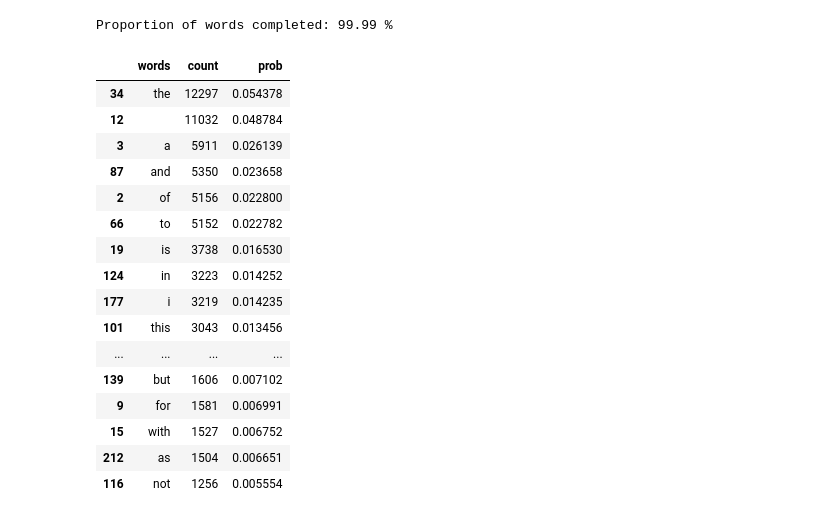
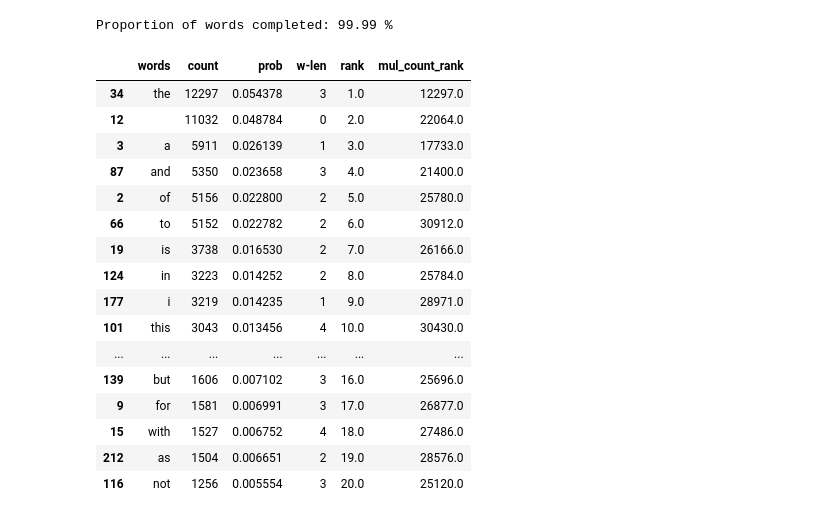
Before and after one commit to wofeishenling/Python_Road, a Jupyter notebook: pytorch/learn_language_model.ipynb, the cells around one changed output. Cells and saved outputs as stored; diff of their text form; code cells hidden in the pictures.

```diff
--- a/pytorch/learn_language_model.ipynb
+++ b/pytorch/learn_language_model.ipynb
@@ -202,23 +203,27 @@ word_list['count'] = np.where(word_list['words'] == '<s' , 0,
 Proportion of words completed: 99.99 %
 # %%
 word_list['prob'] = word_list['count']/sum(word_list['count'])
-sorted_word_list = word_list.sort_values(ascending=False ,by='prob');
-sorted_word_list.head(20)
+word_list = word_list.sort_values(ascending=False ,by='prob')
+word_list['w-len'] = word_list['words'].str.len()
+word_list['rank'] = word_list['count'].rank(method='first',ascending=False)
+word_list['mul_count_rank'] = word_list['count']*word_list['rank']
+
+word_list.head(20)
 # %% [output]
-|  | words | count | prob |
-| 34 | the | 12297 | 0.054378 |
-| 12 |  | 11032 | 0.048784 |
-| 3 | a | 5911 | 0.026139 |
-| 87 | and | 5350 | 0.023658 |
-| 2 | of | 5156 | 0.022800 |
-| 66 | to | 5152 | 0.022782 |
-| 19 | is | 3738 | 0.016530 |
-| 124 | in | 3223 | 0.014252 |
-| 177 | i | 3219 | 0.014235 |
-| 101 | this | 3043 | 0.013456 |
-| ... | ... | ... | ... |
-| 139 | but | 1606 | 0.007102 |
-| 9 | for | 1581 | 0.006991 |
-| 15 | with | 1527 | 0.006752 |
-| 212 | as | 1504 | 0.006651 |
-| 116 | not | 1256 | 0.005554 |
+|  | words | count | prob | w-len | rank | mul_count_rank |
+| 34 | the | 12297 | 0.054378 | 3 | 1.0 | 12297.0 |
+| 12 |  | 11032 | 0.048784 | 0 | 2.0 | 22064.0 |
+| 3 | a | 5911 | 0.026139 | 1 | 3.0 | 17733.0 |
+| 87 | and | 5350 | 0.023658 | 3 | 4.0 | 21400.0 |
+| 2 | of | 5156 | 0.022800 | 2 | 5.0 | 25780.0 |
+| 66 | to | 5152 | 0.022782 | 2 | 6.0 | 30912.0 |
+| 19 | is | 3738 | 0.016530 | 2 | 7.0 | 26166.0 |
+| 124 | in | 3223 | 0.014252 | 2 | 8.0 | 25784.0 |
+| 177 | i | 3219 | 0.014235 | 1 | 9.0 | 28971.0 |
+| 101 | this | 3043 | 0.013456 | 4 | 10.0 | 30430.0 |
+| ... | ... | ... | ... | ... | ... | ... |
+| 139 | but | 1606 | 0.007102 | 3 | 16.0 | 25696.0 |
+| 9 | for | 1581 | 0.006991 | 3 | 17.0 | 26877.0 |
+| 15 | with | 1527 | 0.006752 | 4 | 18.0 | 27486.0 |
+| 212 | as | 1504 | 0.006651 | 2 | 19.0 | 28576.0 |
+| 116 | not | 1256 | 0.005554 | 3 | 20.0 | 25120.0 |
```
Also changed, not shown: parts of 16 cells of this notebook, 8 other files.
